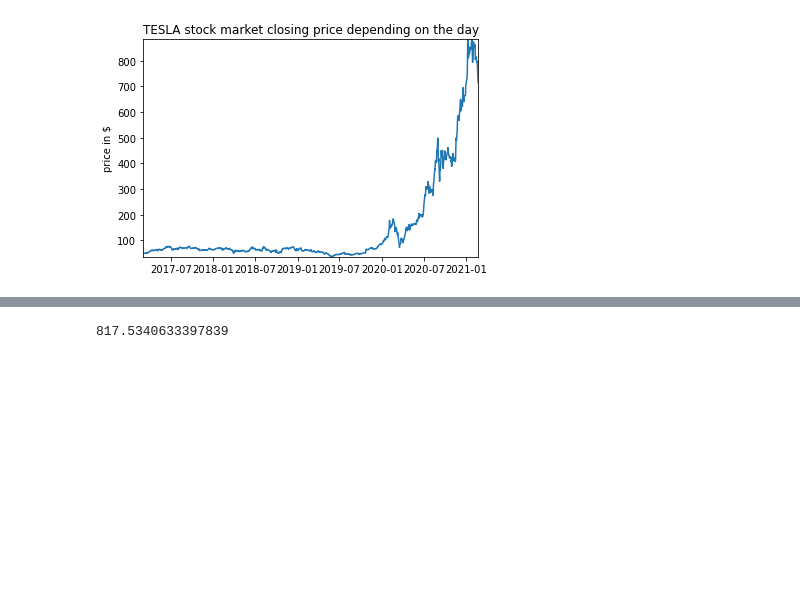
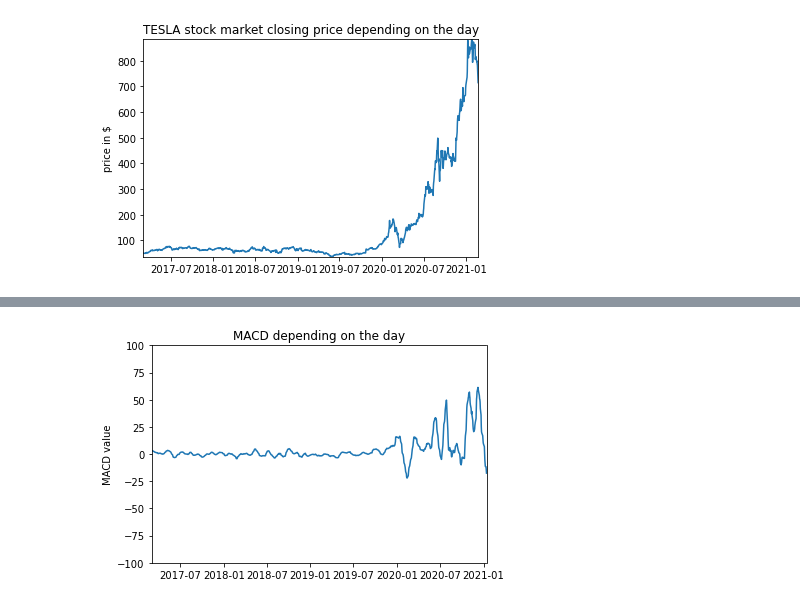
Before and after one commit to Unf0rgiv3n/MACD-Moving-Average-Convergence-Divergence, a Jupyter notebook: MACD.ipynb, the cells around one changed output, grey strips where cells are left out. Drawn from its saved outputs; the diff is of its cells as text; code cells hidden in the pictures; blank space fills up the shorter version.

Commit message:
corrected EMA function so it is able to count value from the other arrays, added MACD chart, added MACD signal chart

```diff
--- a/MACD.ipynb
+++ b/MACD.ipynb
@@ -34,13 +34,24 @@ plot(stock_data['date'], stock_data['close'], ax, 'TESLA stock market closing pr
 
 ![](https://i.imgur.com/yhqFwNo.png)
 # %%
-def EMA(period):
+def EMA(period, day, array=None):
     alfa = 2/(period+1)
     numerator = 0
     denominator = 0
     for i in range(period):
-        numerator += pow(1-alfa, i)*stock_data.loc[i, 'close']
+        if array is None:
+            numerator += pow(1-alfa, i)*stock_data.loc[day + i, 'close']
+        else:
+            numerator += pow(1-alfa, i)*array[day + i]
         denominator += pow(1-alfa, i)
     return numerator/denominator
-# %% [output]
-817.5340633397839
+# %%
+fig, ax2 = plt.subplots()
+ax2.set_ylim([-100,100])
+MACD = []
+fixed_dates = stock_data['date'][26:]
+for i in range(1, 975):
+        MACD.append(EMA(12, i) - EMA(26, i))
+plot(fixed_dates, MACD, ax2, 'MACD depending on the day', 'MACD value')
+# %% [output]
+[figure, added]
```
Also changed, not shown: parts of 1 cell of this notebook.
